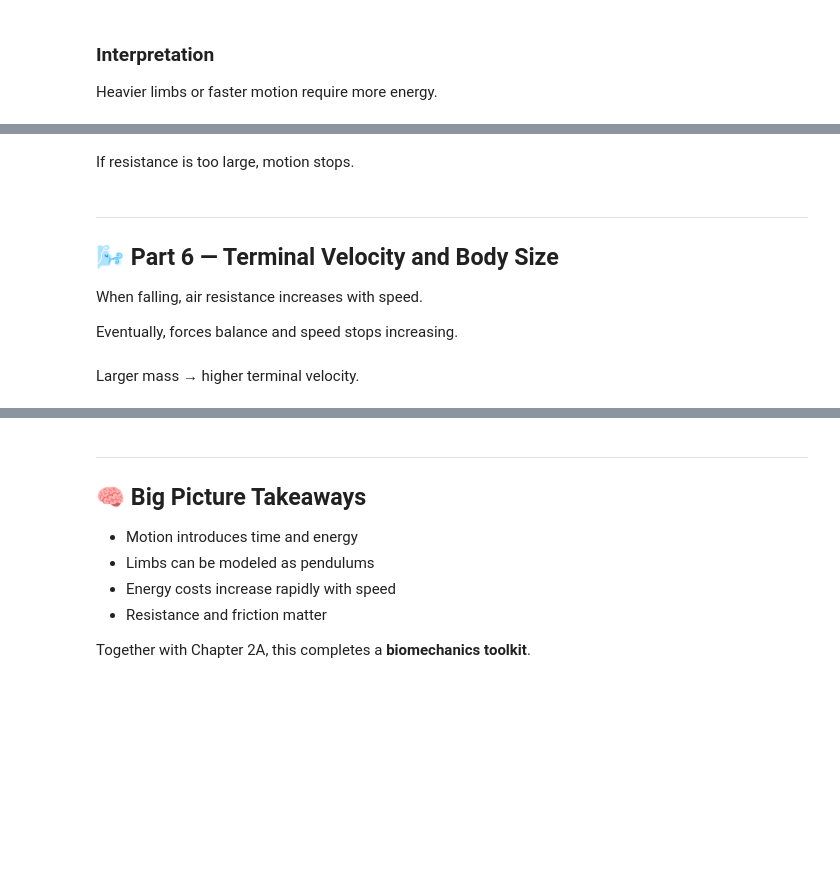
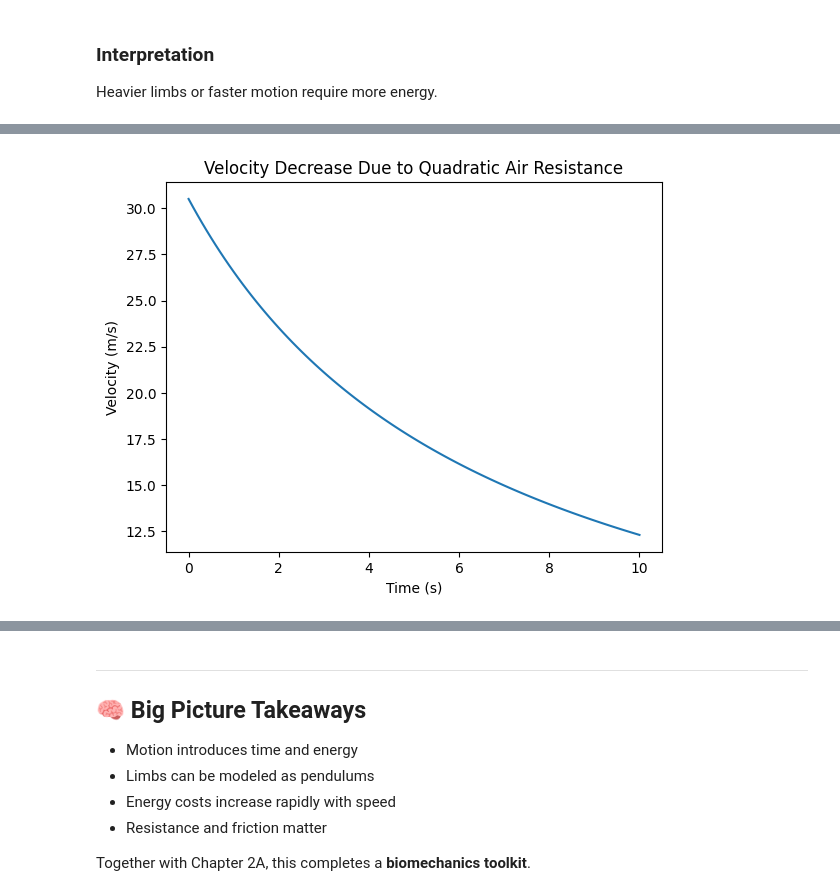
Before and after one commit to ResonanceImagingLab/MedBioPhysics_1stYear, a Jupyter notebook: Ch02B_Biomechanics_Dynamic_Motion.ipynb, the cells around one changed output, grey strips where cells are left out. Saved outputs shown, nothing was run; the diff lists cells and outputs as text; code cells hidden in the pictures; blank space fills up the shorter version.

```diff
--- a/Ch02B_Biomechanics_Dynamic_Motion.ipynb
+++ b/Ch02B_Biomechanics_Dynamic_Motion.ipynb
@@ -125,24 +154,43 @@ These effects slow motion over time.
 # %%
-# Simple resistance model
-initial_speed = 1.5
-resistance = 0.2
+import numpy as np
+import matplotlib.pyplot as plt
 
-speed_over_time = [
-    initial_speed - resistance * t
-    for t in [0, 1, 2, 3, 4]
-]
+# --- Physical parameters ---
+mass = 70.0        # kg
+Cd = 0.8           # drag coefficient (order of magnitude for human)
+A = 0.7            # cross-sectional area (m^2)
+rho = 1.2          # air density (kg/m^3)
 
-plt.plot([0,1,2,3,4], speed_over_time)
+# --- Simulation parameters ---
+dt = 0.1           # time step (s)
+t_max = 10.0        # total time (s)
+
+# --- Initial conditions ---
+v = 30.5            # initial speed (m/s)
+
+time = np.arange(0, t_max + dt, dt)
+velocity = []
+acceleration = []
+
+# --- Time stepping loop ---
+for t in time:
+    velocity.append(v)
+
+    # Air resistance force (opposes motion)
+    F_air = 0.5 * Cd * A * rho * v**2
+
+    # Acceleration due to drag
+    a = -F_air / mass
+    acceleration.append(a)
+
+    # Update velocity
+    v = v + a * dt
+
+# --- Plot Velocity---
+plt.plot(time, velocity)
 plt.xlabel("Time (s)")
-plt.ylabel("Speed (m/s)")
-plt.title("Speed Decreasing Due to Resistance")
+plt.ylabel("Velocity (m/s)")
+plt.title("Velocity Decrease Due to Quadratic Air Resistance")
 plt.show()
+# %% [output]
+[figure, added]
-# %% [markdown]
-If resistance is too large, motion stops.
-# %% [markdown]
----
-## 🌬️ Part 6 — Terminal Velocity and Body Size
-
-When falling, air resistance increases with speed.
-
-Eventually, forces balance and speed stops increasing.
@@ -156,2 +196,0 @@ terminal_velocity
-# %% [markdown]
-Larger mass → higher terminal velocity.
```
Also changed, not shown: parts of 12 cells of this notebook, 2 other files.
